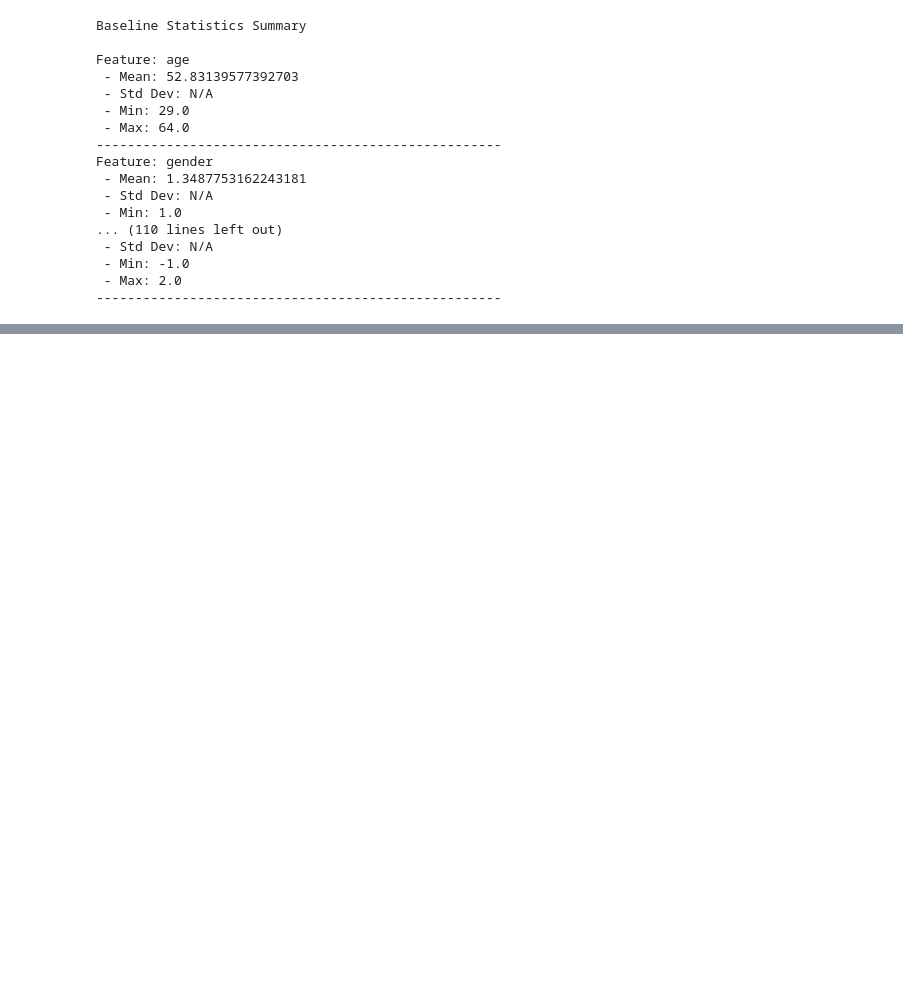
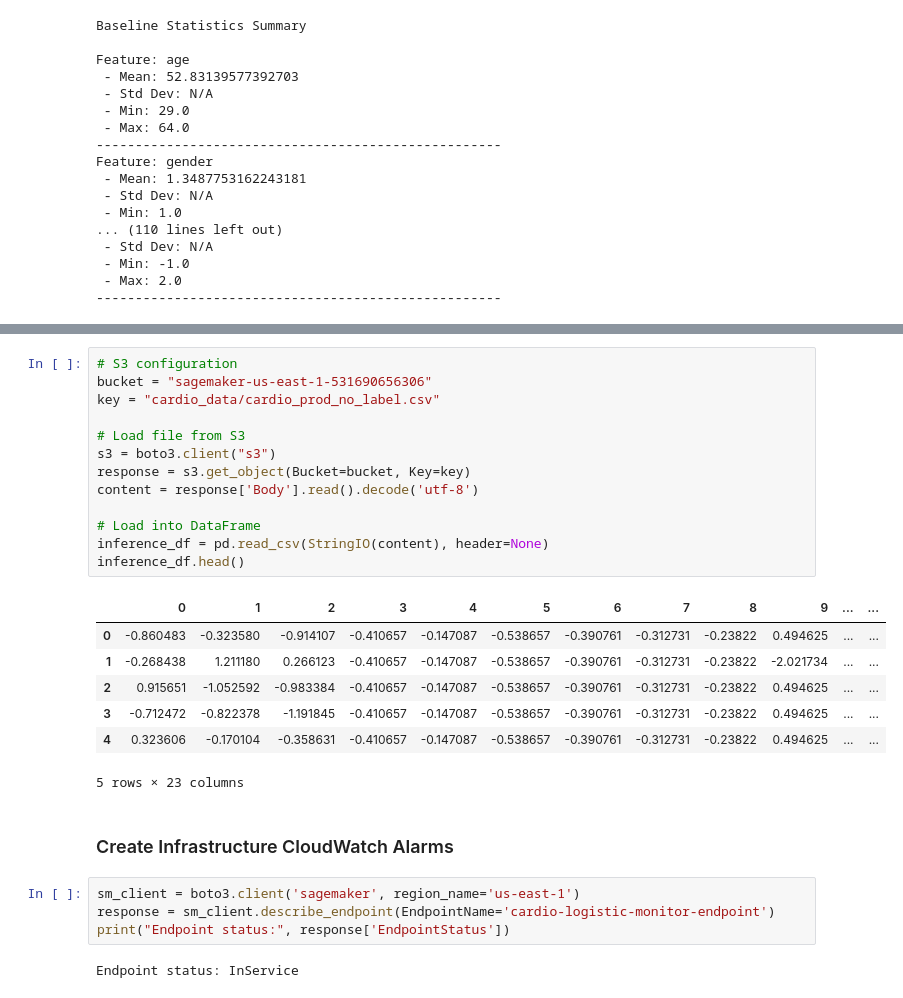
Before and after one commit to oxayavongsa/aai-540-mlops-final-group-4, a Jupyter notebook: cloudwatch/cardio_cloudwatch_and_data_reports.ipynb, the cells around one changed output, grey strips where cells are left out. Saved outputs shown, nothing was run; the diff lists cells and outputs as text; blank space fills up the shorter version.

```diff
--- a/cloudwatch/cardio_cloudwatch_and_data_reports.ipynb
+++ b/cloudwatch/cardio_cloudwatch_and_data_reports.ipynb
@@ -278,0 +185,29 @@ upload: ./cardio_cloudwatch_and_data_reports.ipynb to s3://sagemaker-us-east-1-5
+# %%
+# S3 configuration
+bucket = "sagemaker-us-east-1-531690656306"
+key = "cardio_data/cardio_prod_no_label.csv"
+
+# Load file from S3
+s3 = boto3.client("s3")
+response = s3.get_object(Bucket=bucket, Key=key)
+content = response['Body'].read().decode('utf-8')
+
+# Load into DataFrame
+inference_df = pd.read_csv(StringIO(content), header=None)
+inference_df.head()
+# %% [output]
+|  | 0 | 1 | 2 | 3 | 4 | 5 | 6 | 7 | 8 | 9 | ... | ... |
+| 0 | -0.860483 | -0.323580 | -0.914107 | -0.410657 | -0.147087 | -0.538657 | -0.390761 | -0.312731 | -0.23822 | 0.494625 | ... | ... |
+| 1 | -0.268438 | 1.211180 | 0.266123 | -0.410657 | -0.147087 | -0.538657 | -0.390761 | -0.312731 | -0.23822 | -2.021734 | ... | ... |
+| 2 | 0.915651 | -1.052592 | -0.983384 | -0.410657 | -0.147087 | -0.538657 | -0.390761 | -0.312731 | -0.23822 | 0.494625 | ... | ... |
+| 3 | -0.712472 | -0.822378 | -1.191845 | -0.410657 | -0.147087 | -0.538657 | -0.390761 | -0.312731 | -0.23822 | 0.494625 | ... | ... |
+| 4 | 0.323606 | -0.170104 | -0.358631 | -0.410657 | -0.147087 | -0.538657 | -0.390761 | -0.312731 | -0.23822 | 0.494625 | ... | ... |
+5 rows × 23 columns
+# %% [markdown]
+### Create Infrastructure CloudWatch Alarms
+# %%
+sm_client = boto3.client('sagemaker', region_name='us-east-1')
+response = sm_client.describe_endpoint(EndpointName='cardio-logistic-monitor-endpoint')
+print("Endpoint status:", response['EndpointStatus'])
+# %% [output]
+Endpoint status: InService
```
Also changed, not shown: parts of 33 cells of this notebook, 5 other files.
